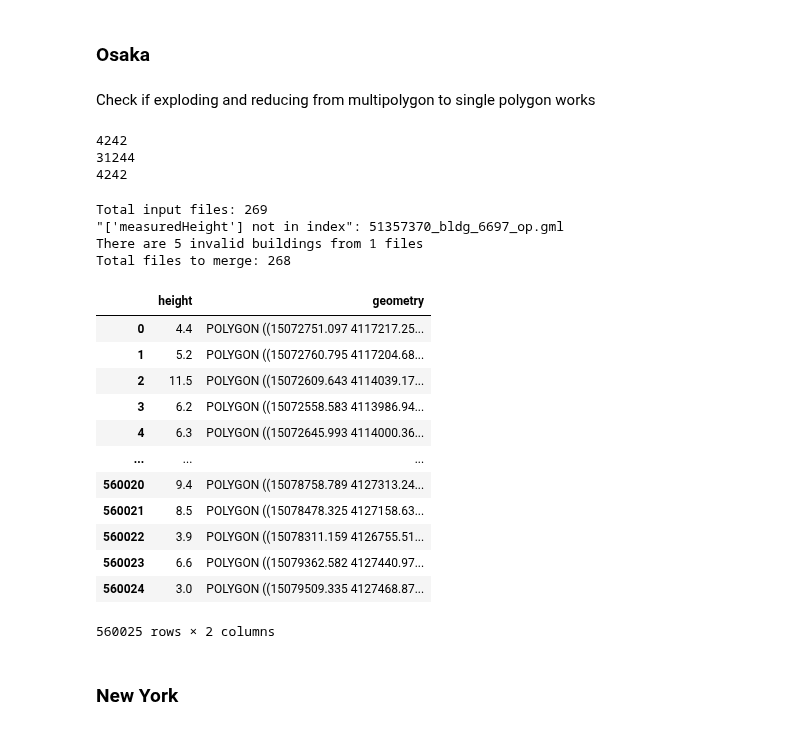
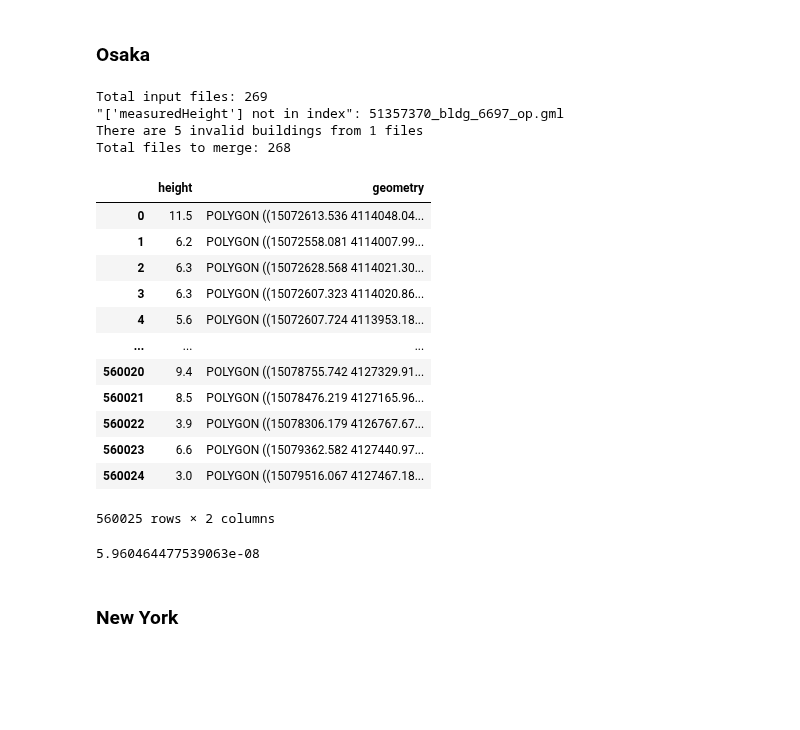
Before and after one commit to LQCHAN022/UMP-estimation, a Jupyter notebook: data_pipeline.ipynb, the cells around one changed output. Cells and saved outputs as stored; diff of their text form; code cells hidden in the pictures; blank space fills up the shorter version.

Commit message:
Improve multipolygon support

```diff
--- a/data_pipeline.ipynb
+++ b/data_pipeline.ipynb
@@ -50,6 +50,12 @@ import pyproj
 # %% [markdown]
 Convert all of the GML files in a folder into a single shapefile
 # %%
+def multi_to_poly(geometry):
+    if isinstance(geometry, shapely.Polygon):
+        return geometry
+    elif isinstance(geometry, shapely.MultiPolygon):
+        return shapely.ops.unary_union(list(geometry.geoms))
+
 def xml_extract_gdf(in_path,
     lod_tag= "bldg:lod1Solid",
     polygon_tag= "gml:Polygon",
@@ -136,13 +142,19 @@ def gml_to_feather(in_path, out_path, mode= None, log_name= "gml_convert", src_c
         # Remove the NaN values
         gdf = gdf.dropna().reset_index(drop= True)
 
-        # Covert it to correct projection and strip to polygon instead from multi polygon
-        gdf = gdf.explode(index_parts= True).set_crs(src_crs).to_crs(tgt_crs).loc[(slice(None), slice(0)), :].reset_index(drop= True)
+        # Reproject
+        gdf = gdf.set_crs(src_crs).to_crs(tgt_crs).reset_index(drop= True)
 
-        # Convert coordinates from 2D to 3D
+        # Convert coordinates from 3D to 2D
         gdf_geometry = gpd.GeoSeries.from_wkb(gdf.to_wkb(output_dimension= 2)["geometry"])
         gdf.drop(["geometry"], axis= 1, inplace= True)
         gdf = gpd.GeoDataFrame(gdf, geometry= gdf_geometry)
+
+        # Covert it to correct projection and merge to polygon from multi polygon
+        # This is because multipolygon has stacking polygons which affects the area calculation
+        # gdf = gdf.explode(index_parts= True).set_crs(src_crs).to_crs(tgt_crs).loc[(slice(None), slice(0)), :].reset_index(drop= True)
+        gdf["geometry"] = gdf.apply(lambda x: multi_to_poly(x["geometry"]), axis= 1).reset_index(drop= True)
+
     except Exception as e:
         # If exception occurs try to extract manually
         gdf_manual = xml_extract_gdf(in_path)
@@ -234,63 +246,26 @@ Total files to merge: 671
 1768068 rows × 2 columns
 # %% [markdown]
 ### Osaka
-# %% [markdown]
-Check if exploding and reducing from multipolygon to single polygon works
-# %%
-src_crs= "EPSG:6668"
-tgt_crs= "EPSG:3857"
-
-# Extracts features
-with fiona.open("data/osaka/udx/bldg/51357338_bldg_6697_op.gml", 'r') as src:
-    features = list(src)
-
-# Converts and places it in geopandas format
-# There seems to be some gml files without the measured height column, will try to log those files in
-gdf = gpd.GeoDataFrame.from_features(features)
-
-# Goes to manual extraction if flag is True
-# Hacky but it works
-gdf = gdf[['measuredHeight', 'geometry']]
-gdf.rename(columns={'measuredHeight':'height'}, inplace= True)
-
-# Remove the NaN values
-gdf = gdf.dropna().reset_index(drop= True)
-
-print(len(gdf))
-# Covert it to correct projection and strip to polygon instead from multi polygon
-gdf = gdf.explode(index_parts= True).set_crs(src_crs).to_crs(tgt_crs)
-print(len(gdf))
-gdf = gdf.loc[(slice(None), slice(0)), :].reset_index(drop= True)
-
-# Convert coordinates from 2D to 3D
-gdf_geometry = gpd.GeoSeries.from_wkb(gdf.to_wkb(output_dimension= 2)["geometry"])
-gdf.drop(["geometry"], axis= 1, inplace= True)
-gdf = gpd.GeoDataFrame(gdf, geometry= gdf_geometry)
-print(len(gdf))
-# %% [output]
-4242
-31244
-4242
 # %%
 in_dir = "data/osaka/udx/bldg"
-out_path = "data/osaka/osaka_fixed.feather"
+out_path = "data/osaka/osaka_multipoly.feather"
 
 batch_gml_to_feather(in_dir, out_path, mode= "o", log_name= "osaka")
 # %% [output]
 Total input files: 269
 "['measuredHeight'] not in index": 51357370_bldg_6697_op.gml
 There are 5 invalid buildings from 1 files
 Total files to merge: 268
 |  | height | geometry |
-| 0 | 4.4 | POLYGON ((15072751.097 4117217.25... |
-| 1 | 5.2 | POLYGON ((15072760.795 4117204.68... |
-| 2 | 11.5 | POLYGON ((15072609.643 4114039.17... |
-| 3 | 6.2 | POLYGON ((15072558.583 4113986.94... |
-| 4 | 6.3 | POLYGON ((15072645.993 4114000.36... |
+| 0 | 11.5 | POLYGON ((15072613.536 4114048.04... |
+| 1 | 6.2 | POLYGON ((15072558.081 4114007.99... |
+| 2 | 6.3 | POLYGON ((15072628.568 4114021.30... |
+| 3 | 6.3 | POLYGON ((15072607.323 4114020.86... |
+| 4 | 5.6 | POLYGON ((15072607.724 4113953.18... |
 | ... | ... | ... |
-| 560020 | 9.4 | POLYGON ((15078758.789 4127313.24... |
-| 560021 | 8.5 | POLYGON ((15078478.325 4127158.63... |
-| 560022 | 3.9 | POLYGON ((15078311.159 4126755.51... |
+| 560020 | 9.4 | POLYGON ((15078755.742 4127329.91... |
+| 560021 | 8.5 | POLYGON ((15078476.219 4127165.96... |
+| 560022 | 3.9 | POLYGON ((15078306.179 4126767.67... |
 | 560023 | 6.6 | POLYGON ((15079362.582 4127440.97... |
-| 560024 | 3.0 | POLYGON ((15079509.335 4127468.87... |
+| 560024 | 3.0 | POLYGON ((15079516.067 4127467.18... |
 560025 rows × 2 columns
@@ -297,2 +275,6 @@ Total files to merge: 268
+# %%
+osaka_multi_gdf.area.sum() - osaka_gdf.area.sum()
+# %% [output]
+5.960464477539063e-08
 # %% [markdown]
 ### New York
```
Also changed, not shown: parts of 6 cells of this notebook.
